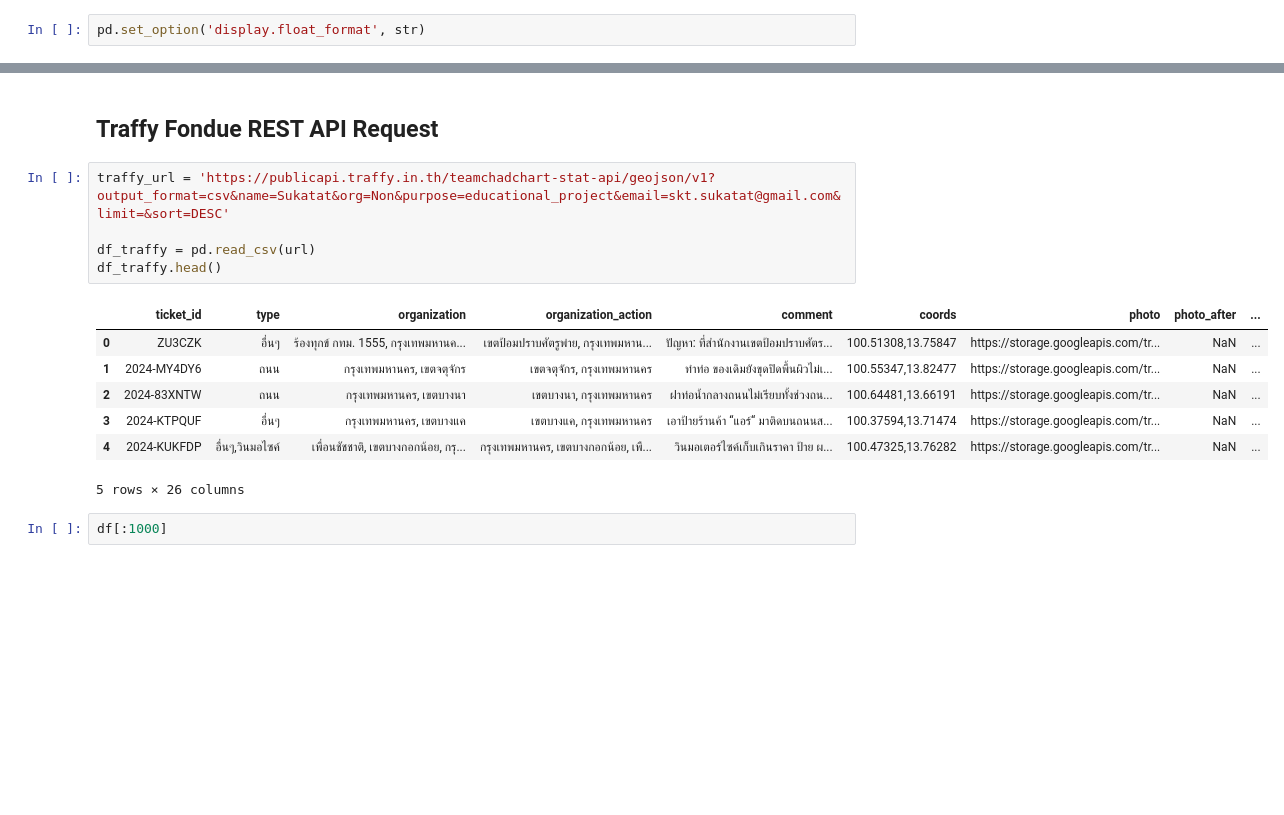
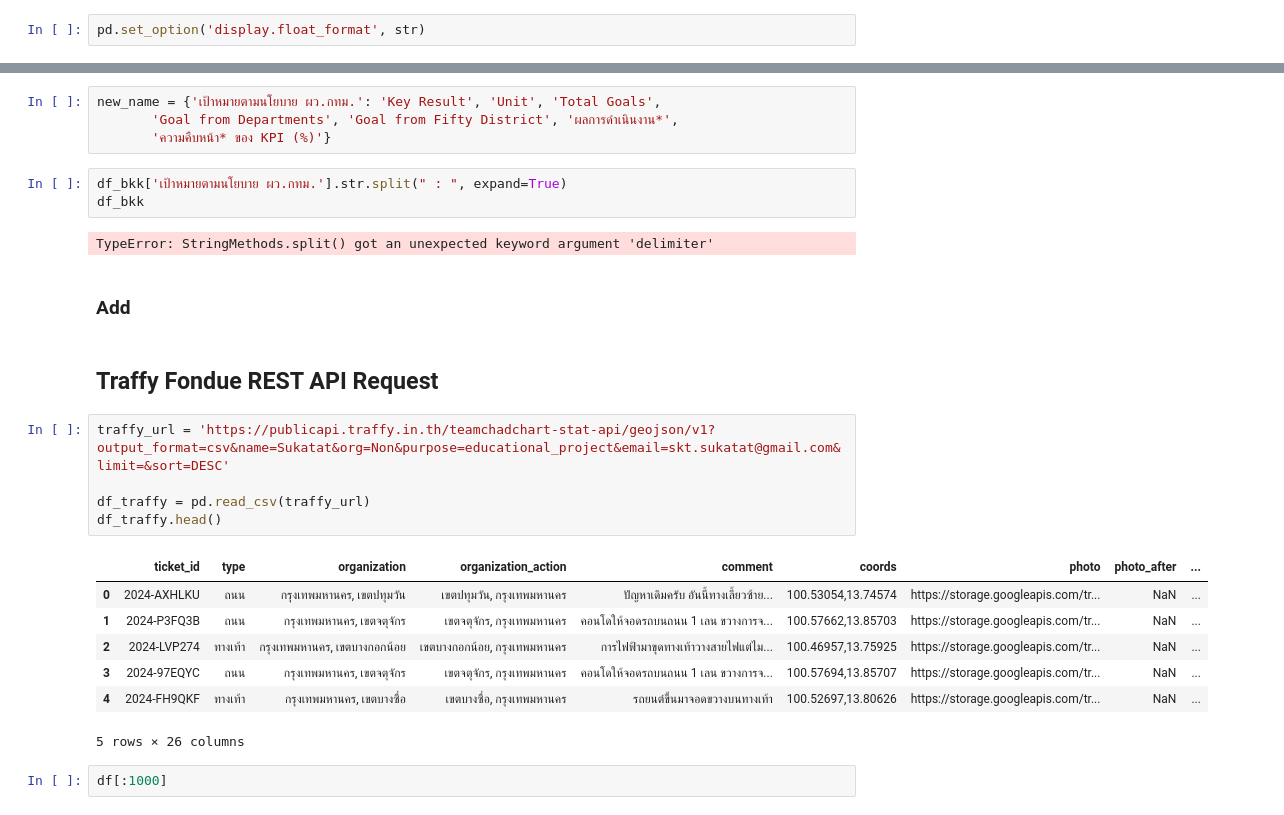
Before and after one commit to SKT-Sukatat/BKK_Policy_Tracker_Dashboard, a Jupyter notebook: BKK_Data_Cleansing.ipynb, the cells around one changed output, grey strips where cells are left out. Drawn from its saved outputs; the diff is of its cells as text; blank space fills up the shorter version.

```diff
--- a/BKK_Data_Cleansing.ipynb
+++ b/BKK_Data_Cleansing.ipynb
@@ -86,17 +66,28 @@ df_bkk
+# %%
+new_name = {'เป้าหมายตามนโยบาย ผว.กทม.': 'Key Result', 'Unit', 'Total Goals',
+       'Goal from Departments', 'Goal from Fifty District', 'ผลการดำเนินงาน*',
+       'ความคืบหน้า* ของ KPI (%)'}
+# %%
+df_bkk['เป้าหมายตามนโยบาย ผว.กทม.'].str.split(" : ", expand=True)
+df_bkk
+# %% [output]
+TypeError: StringMethods.split() got an unexpected keyword argument 'delimiter'
+# %% [markdown]
+### Add
 # %% [markdown]
 ## Traffy Fondue REST API Request
 # %%
 traffy_url = 'https://publicapi.traffy.in.th/teamchadchart-stat-api/geojson/v1?output_format=csv&name=Sukatat&org=Non&purpose=educational_project&email=skt.sukatat@gmail.com&limit=&sort=DESC'
 
-df_traffy = pd.read_csv(url)
+df_traffy = pd.read_csv(traffy_url)
 df_traffy.head()
 # %% [output]
 |  | ticket_id | type | organization | organization_action | comment | coords | photo | photo_after | ... |
-| 0 | ZU3CZK | อื่นๆ | ร้องทุกข์ กทม. 1555, กรุงเทพมหานค... | เขตป้อมปราบศัตรูพ่าย, กรุงเทพมหาน... | ปัญหา: ที่สำนักงานเขตป้อมปราบศัตร... | 100.51308,13.75847 | https://storage.googleapis.com/tr... | NaN | ... |
-| 1 | 2024-MY4DY6 | ถนน | กรุงเทพมหานคร, เขตจตุจักร | เขตจตุจักร, กรุงเทพมหานคร | ทำท่อ ของเดิมยังขุดปิดพื้นผิวไม่เ... | 100.55347,13.82477 | https://storage.googleapis.com/tr... | NaN | ... |
-| 2 | 2024-83XNTW | ถนน | กรุงเทพมหานคร, เขตบางนา | เขตบางนา, กรุงเทพมหานคร | ฝาท่อน้ำกลางถนนไม่เรียบทั้งช่วงถน... | 100.64481,13.66191 | https://storage.googleapis.com/tr... | NaN | ... |
-| 3 | 2024-KTPQUF | อื่นๆ | กรุงเทพมหานคร, เขตบางแค | เขตบางแค, กรุงเทพมหานคร | เอาป้ายร้านค้า “แอร์“ มาติดบนถนนส... | 100.37594,13.71474 | https://storage.googleapis.com/tr... | NaN | ... |
-| 4 | 2024-KUKFDP | อื่นๆ,วินมอไซค์ | เพื่อนชัชชาติ, เขตบางกอกน้อย, กรุ... | กรุงเทพมหานคร, เขตบางกอกน้อย, เพื... | วินมอเตอร์ไซค์เก็บเกินราคา ป้าย ผ... | 100.47325,13.76282 | https://storage.googleapis.com/tr... | NaN | ... |
+| 0 | 2024-AXHLKU | ถนน | กรุงเทพมหานคร, เขตปทุมวัน | เขตปทุมวัน, กรุงเทพมหานคร | ปัญหาเดิมครับ อันนี้ทางเลี้ยวซ้าย... | 100.53054,13.74574 | https://storage.googleapis.com/tr... | NaN | ... |
+| 1 | 2024-P3FQ3B | ถนน | กรุงเทพมหานคร, เขตจตุจักร | เขตจตุจักร, กรุงเทพมหานคร | คอนโดให้จอดรถบนถนน 1 เลน ขวางการจ... | 100.57662,13.85703 | https://storage.googleapis.com/tr... | NaN | ... |
+| 2 | 2024-LVP274 | ทางเท้า | กรุงเทพมหานคร, เขตบางกอกน้อย | เขตบางกอกน้อย, กรุงเทพมหานคร | การไฟฟ้ามาขุดทางเท้าวางสายไฟแต่ไม... | 100.46957,13.75925 | https://storage.googleapis.com/tr... | NaN | ... |
+| 3 | 2024-97EQYC | ถนน | กรุงเทพมหานคร, เขตจตุจักร | เขตจตุจักร, กรุงเทพมหานคร | คอนโดให้จอดรถบนถนน 1 เลน ขวางการจ... | 100.57694,13.85707 | https://storage.googleapis.com/tr... | NaN | ... |
+| 4 | 2024-FH9QKF | ทางเท้า | กรุงเทพมหานคร, เขตบางซื่อ | เขตบางซื่อ, กรุงเทพมหานคร | รถยนต์ขึ้นมาจอดขวางบนทางเท้า | 100.52697,13.80626 | https://storage.googleapis.com/tr... | NaN | ... |
 5 rows × 26 columns
 # %%
 df[:1000]
```
Also changed, not shown: parts of 6 cells of this notebook.
